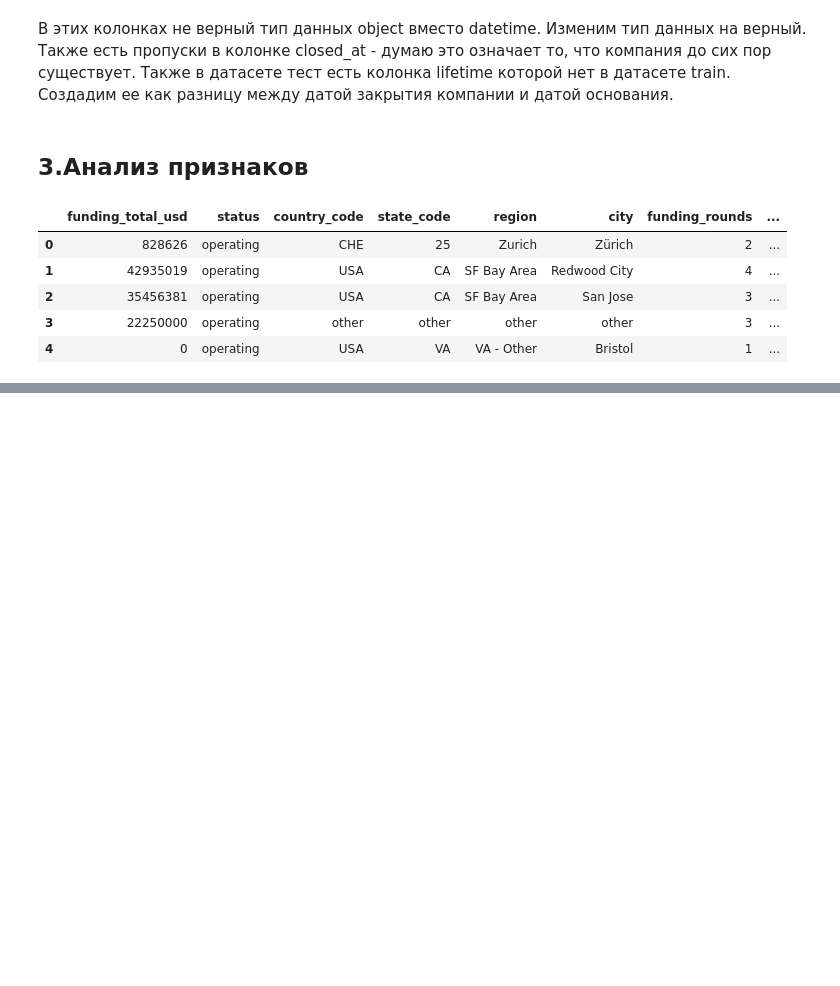
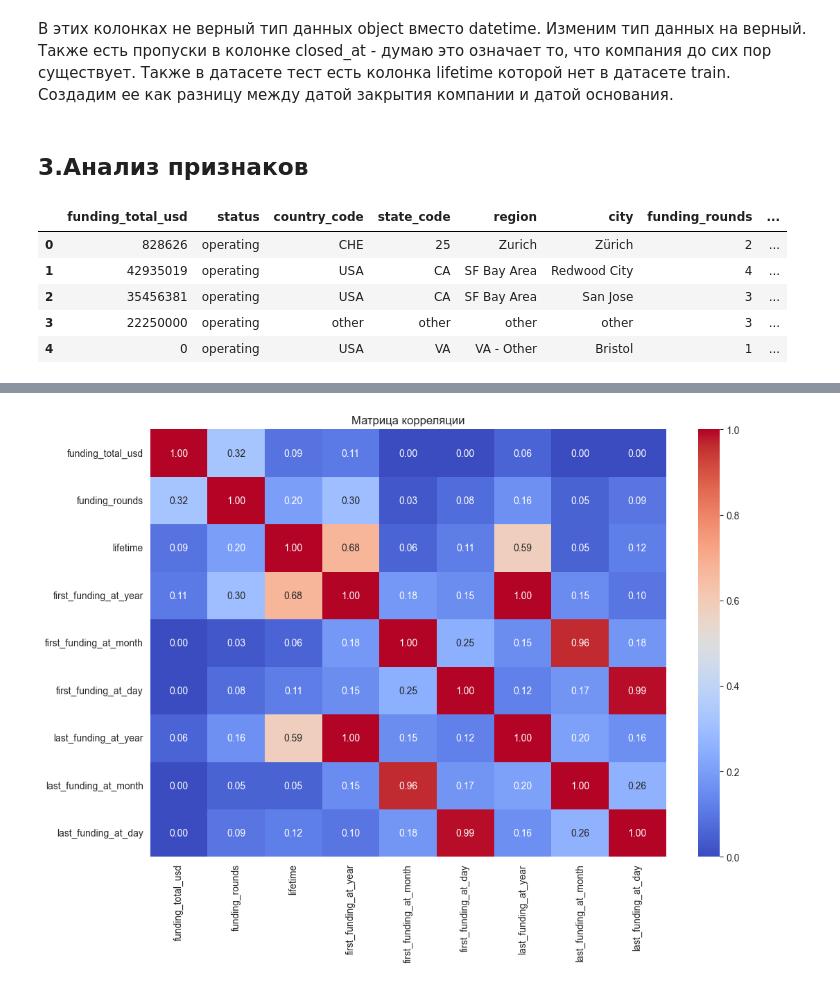
Before and after one commit to onejetpilot/start_up, a Jupyter notebook: start_up_pred.ipynb, the cells around one changed output, grey strips where cells are left out. Drawn from its saved outputs; the diff is of its cells as text; code cells hidden in the pictures; blank space fills up the shorter version.

```diff
--- a/start_up_pred.ipynb
+++ b/start_up_pred.ipynb
@@ -369,0 +369,5 @@ all_diag(train_b, column_type='numeric', hue=None)
+# %%
+for col in date_cols2:
+    train_b[f'{col}_year'] = train_b[col].dt.year
+    train_b[f'{col}_month'] = train_b[col].dt.month
+    train_b[f'{col}_day'] = train_b[col].dt.day
@@ -382,0 +385,6 @@ all_diag(train_b, column_type='categorical', hue=None)
+# %%
+# Построим матрицу корреляции между признаками в датасете train_b
+train_b = train_b.drop(columns=date_cols2)
+# %%
+train_b = train_b.select_dtypes(include='number')  # перезаписываем датафрейм, оставляя только числа
+display(train_b.corr('spearman'))
@@ -382,0 +411,11 @@ all_diag(train_b, column_type='categorical', hue=None)
+# %%
+# Cоздадим матрицу корреaляции phik
+phk = train_b.phik_matrix(verbose=False, interval_cols=['funding_total_usd', 'lifetime'])
+# %%
+# Визуализируем матрицу корреляции
+plt.figure(figsize=(12, 8))
+plt.title('Матрица корреляции')
+sns.heatmap(phk, annot=True, cmap='coolwarm', fmt=".2f")
+plt.show()
+# %% [output]
+[figure, added]
```
Also changed, not shown: parts of 20 cells of this notebook.
